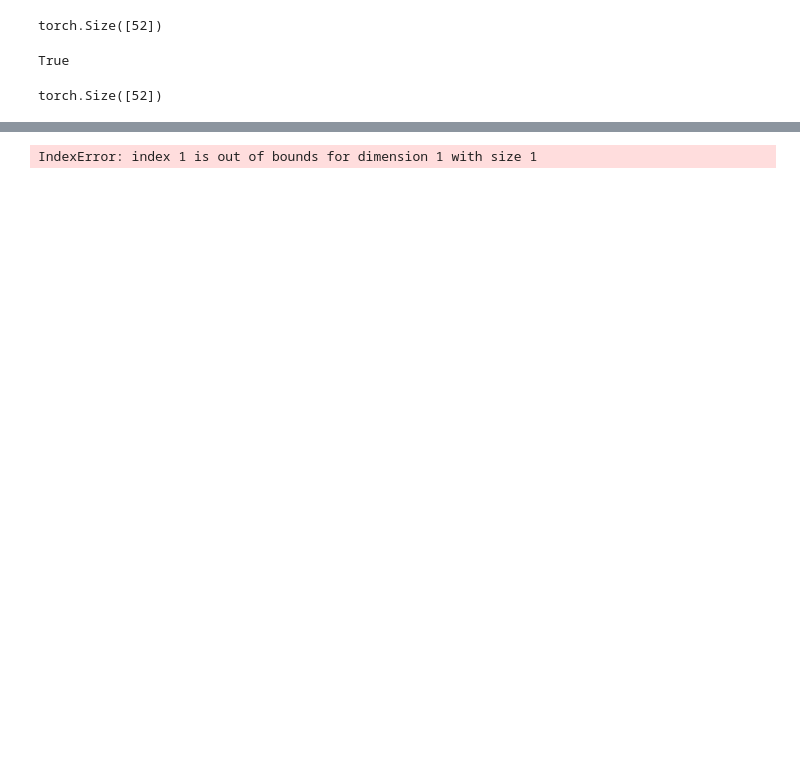
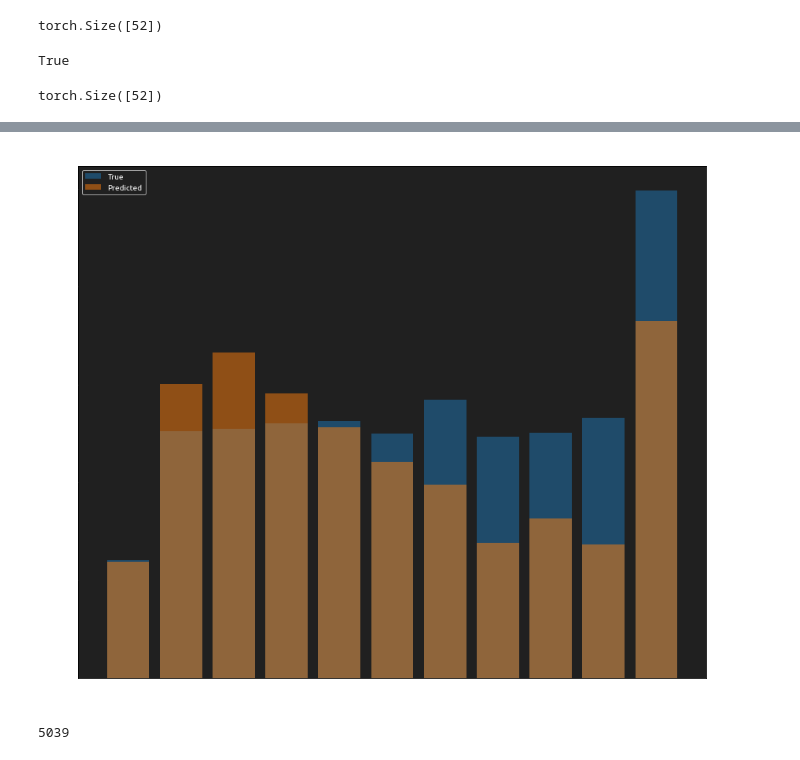
Before and after one commit to a-antoniades/neuroformer_, a Jupyter notebook: neuroformer_OneCombo3.ipynb, the cells around one changed output, grey strips where cells are left out. Saved outputs shown, nothing was run; the diff lists cells and outputs as text; code cells hidden in the pictures; blank space fills up the shorter version.

Commit message:
updates to neuroformer

```diff
--- a/neuroformer_OneCombo3.ipynb
+++ b/neuroformer_OneCombo3.ipynb
@@ -378,7 +420,7 @@ loader = DataLoader(test_dataset, shuffle=False, pin_memory=False,
 
 # device = torch.cuda.current_device()
 # model = model.to(device)
-model.load_state_dict(torch.load("/home/antonis/projects/slab/git/neuroformer/models/neuroformer:False_perceiver_2.0_dt:0.05_eos_(4, 4, 8)_8_256.pt"))
+model.load_state_dict(torch.load("/home/antonis/projects/slab/git/neuroformer/models/neuroformer_unweighted_:True_perceiver_2.0_dt:0.05_eos_(2, 4, 8)_8_256.pt"))
 
 """
 
@@ -401,7 +443,7 @@ it in loss, here it is included in loss and predictions.
 
 # true, predicted = predict_beam_search(model, loader, stoi, frame_end=0)
 # true, predicted, true_timing = predict_raster_recursive(model, loader, stoi, sample=True, top_p=0.95, gpu=True, frame_end=0)
-results = predict_raster_recursive_time_auto(model, loader, window, stoi, itos_dt, sample=True, top_p=0.95, top_p_t=0.95, frame_end=0, get_dt=True, gpu=False)
+results = predict_raster_recursive_time_auto(model, loader, window, stoi, itos_dt, sample=True, top_p=0.95, top_p_t=0.95, temp=1.0, frame_end=0, get_dt=True, gpu=False)
 
 # true, predicted = predict_raster_hungarian(model, loader)
 # true, predicted = predict_raster(model, loader, gpu=True)
@@ -409,5 +451,3 @@ results = predict_raster_recursive_time_auto(model, loader, window, stoi, itos_d
 # true_df = pd.DataFrame(true.numpy())
 # predicted_df = pd.DataFrame(predicted.numpy())
 # print(len(true_df[true_df[0] == 512]), len(predicted_df[predicted_df[0] == 512]))
-# %% [output]
-IndexError: index 1 is out of bounds for dimension 1 with size 1
@@ -421 +454,15 @@ df_true = pd.DataFrame({'True':true, 'Time':true_timing})
+# %%
+# results = predict_raster_recursive_time_auto(model, loader, window, stoi, itos_dt, sample=True, top_p=0.95, top_p_t=0.95, frame_end=0, get_dt=True, gpu=False)
+
+pred_keys = ['pred', 'time_pred', 'trial', 'interval']
+predicted_dict = {k: results[k] for k in results if k in pred_keys}
+df_pred = pd.DataFrame(predicted_dict)
+df_pred.rename({'pred':'ID', 'time_pred':'dt', 'trial':'Trial'}, axis=1, inplace=True)
+df_pred['Time'] = df_pred['dt'] + df_pred['interval'] - 0.5
+# df_true['time'] = df_true['dt'] + df_true['interval'] - 0.5
+# %%
+true_keys = ['true', 'time']
+true_dict = {k: results[k] for k in results if k in true_keys}
+df_true = pd.DataFrame(true_dict)
+df_true.rename({'true':'ID', 'Time':'dt'}, axis=1, inplace=True)
 # %%
@@ -439,2 +472,29 @@ iterable = iter(test_dataset)
+# %%
+# df_dt = [y['dt'][:len(y['dt']) - (x['pad'])] for x, y in test_dataset]
+plt.figure(figsize=(12,10))
+
+# df_dt = df_true['time']
+freq_dt_true = df_true.groupby(['time']).size()
+plt.bar(np.arange(len(freq_dt_true.index)), freq_dt_true, alpha=0.5, label='True')
+
+
+# df_dt_pred = df_pred['time_pred']
+freq_dt_pred = df_pred.groupby(['dt']).size()
+plt.bar(np.arange(len(freq_dt_pred.index)), freq_dt_pred, alpha=0.5, label='Predicted')
+
+
+# plt.xticks(ticks=pd.to_numeric(freq_dt_pred.index)labels=pd.to_numeric(freq_dt_pred.index))
+plt.title('dt Interval Groups')
+plt.xlabel('dt Group (n x 0.05s)')
+plt.ylabel('Count (N)')
+
+plt.legend()
+
+plt.tight_layout()
+# plt.savefig("dt_interval_dist.png", dpi=300)
+# %% [output]
+[figure, added]
 # %%
-len(test_data)
+len(df_pred)
+# %% [output]
+5039
```
Also changed, not shown: parts of 28 cells of this notebook, 5 other files.
